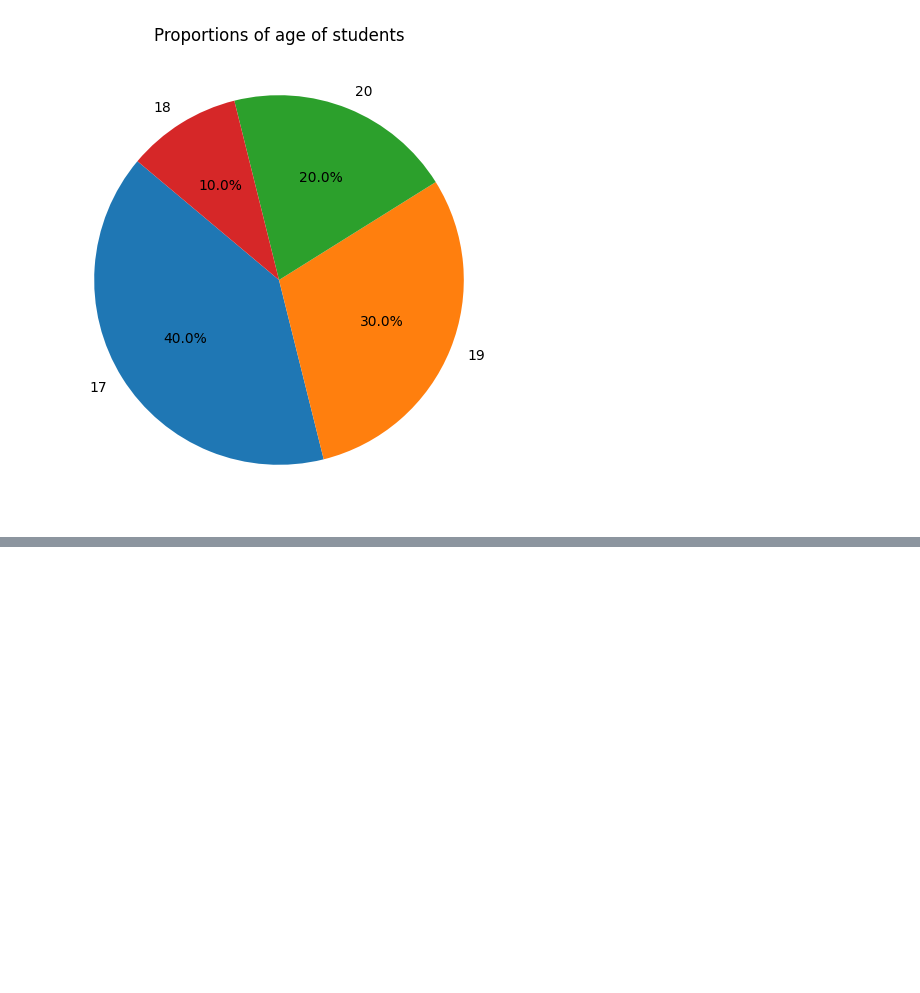
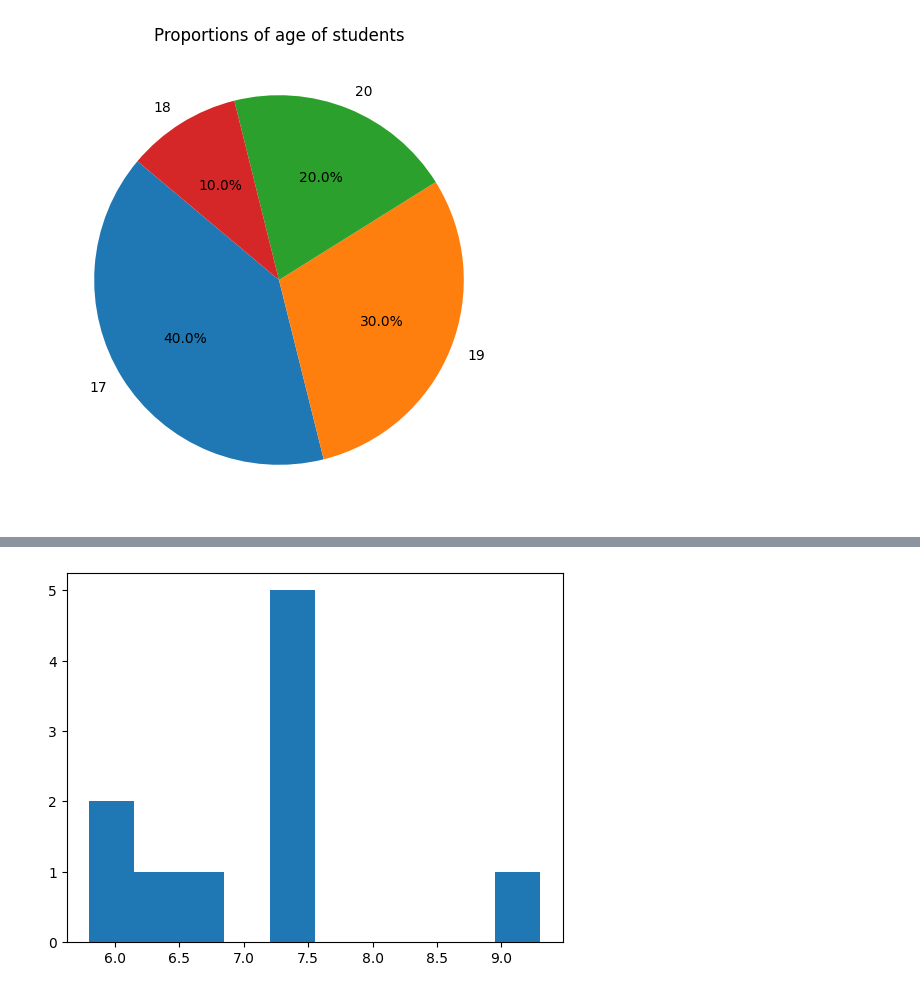
Before and after one commit to matheusBernal/AnalyticsPythonWithPostgresql, a Jupyter notebook: Connection with PostgreSQL/conectionWithDatabse.ipynb, the cells around one changed output, grey strips where cells are left out. Drawn from its saved outputs; the diff is of its cells as text; code cells hidden in the pictures; blank space fills up the shorter version.

```diff
--- a/Connection with PostgreSQL/conectionWithDatabse.ipynb
+++ b/Connection with PostgreSQL/conectionWithDatabse.ipynb
@@ -370,0 +366,5 @@ plt.show()
+# %%
+engine = create_engine(f'postgresql+psycopg2://{username}:{pwd}@{hostname}:{port_id}/{database}')
+query = 'SELECT * FROM notes_average '
+df_notes_average = pd.read_sql(query,engine)
+df_notes_average
@@ -370,0 +383,6 @@ plt.show()
+# %%
+df_notes_average.sort_values(by='matematic_average',ascending=False)
+plt.hist(x=df_notes_average['matematic_average'])
+plt.show()
+# %% [output]
+[figure, added]
```
Also changed, not shown: parts of 3 cells of this notebook.
